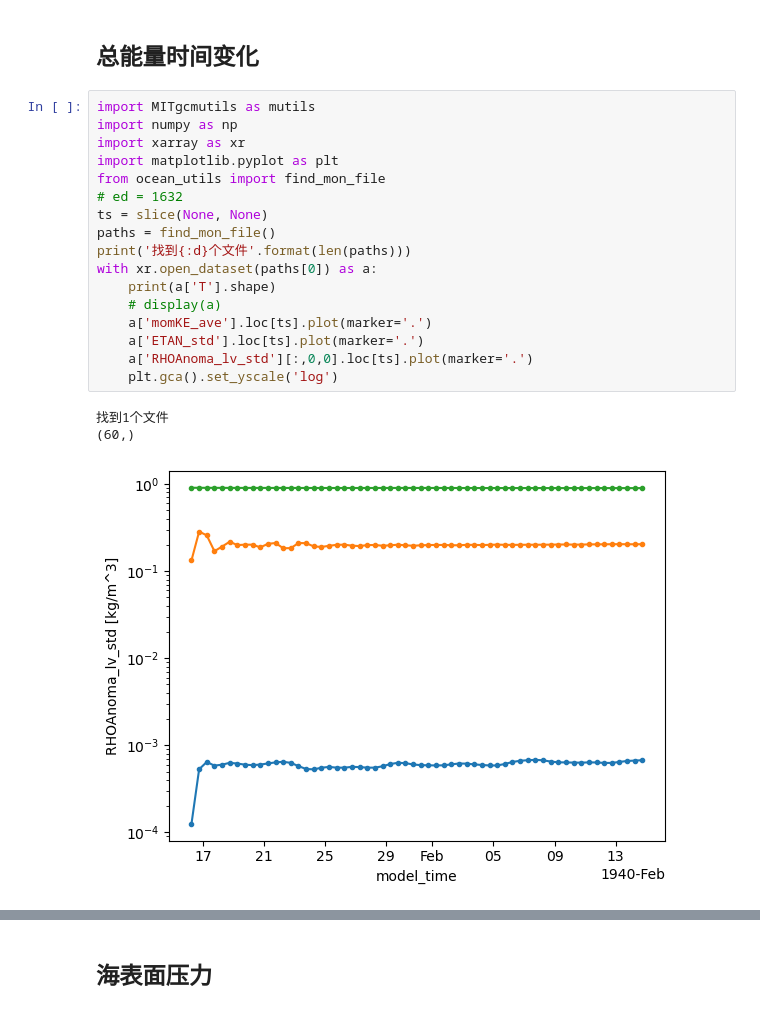
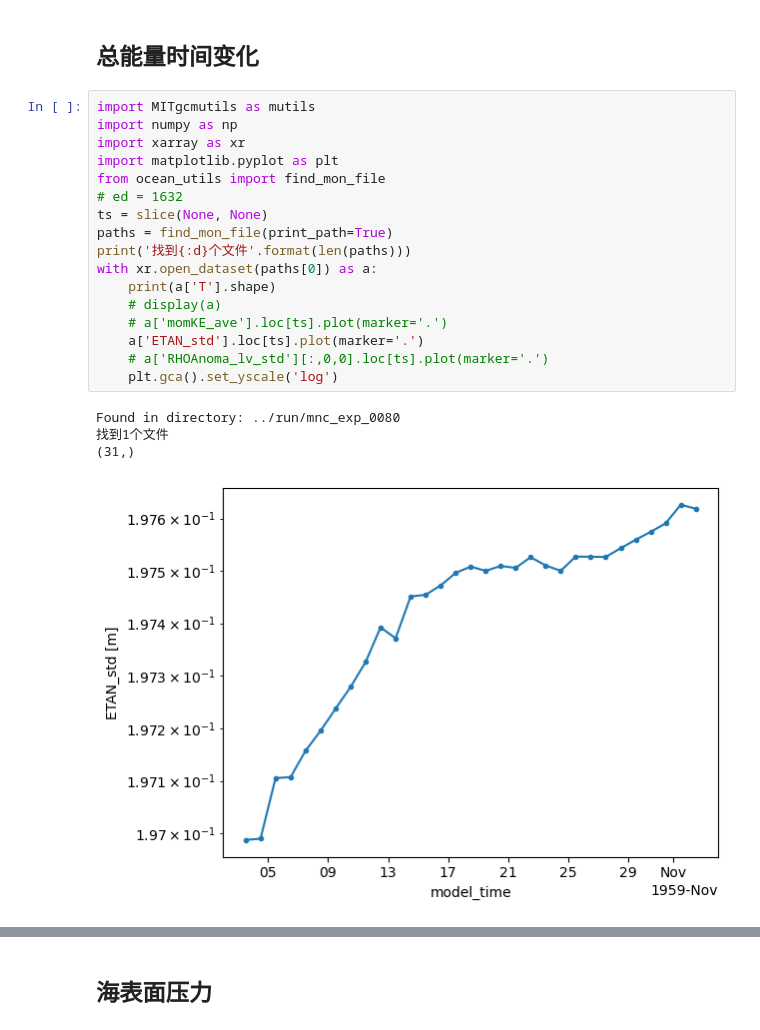
Before and after one commit to FattyZH/eqp-dlfv-mitgcm-era5, a Jupyter notebook: script/analysis.ipynb, the cells around one changed output, grey strips where cells are left out. Cells and saved outputs as stored; diff of their text form.

```diff
--- a/script/analysis.ipynb
+++ b/script/analysis.ipynb
@@ -3,24 +3,25 @@
 # %%
 import MITgcmutils as mutils
 import numpy as np
 import xarray as xr
 import matplotlib.pyplot as plt
 from ocean_utils import find_mon_file
 # ed = 1632
 ts = slice(None, None)
-paths = find_mon_file()
+paths = find_mon_file(print_path=True)
 print('找到{:d}个文件'.format(len(paths)))
 with xr.open_dataset(paths[0]) as a:
     print(a['T'].shape)
     # display(a)
-    a['momKE_ave'].loc[ts].plot(marker='.')
+    # a['momKE_ave'].loc[ts].plot(marker='.')
     a['ETAN_std'].loc[ts].plot(marker='.')
-    a['RHOAnoma_lv_std'][:,0,0].loc[ts].plot(marker='.')
+    # a['RHOAnoma_lv_std'][:,0,0].loc[ts].plot(marker='.')
     plt.gca().set_yscale('log')
 # %% [output]
+Found in directory: ../run/mnc_exp_0080
 找到1个文件
-(60,)
+(31,)
-[figure, old version]
+[figure, new version]
 # %%
 import MITgcmutils as mutils
 import numpy as np
```
Also changed, not shown: parts of 1 cell of this notebook, 3 other files.
